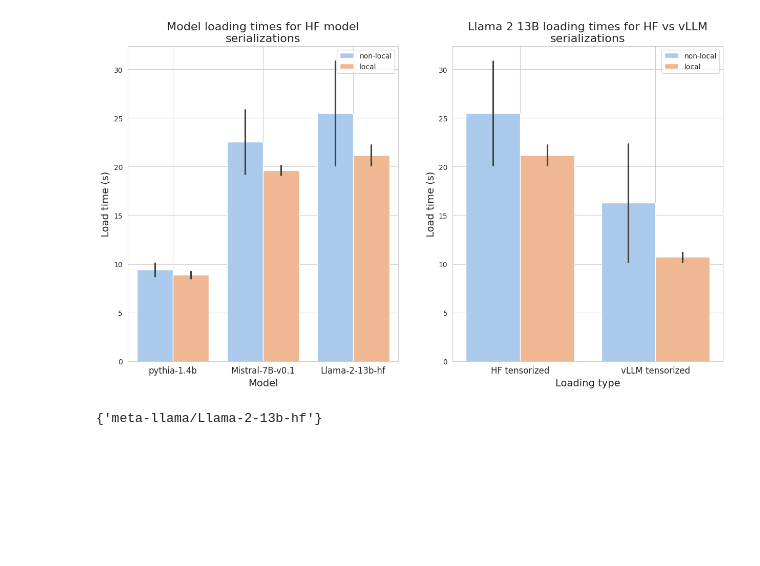
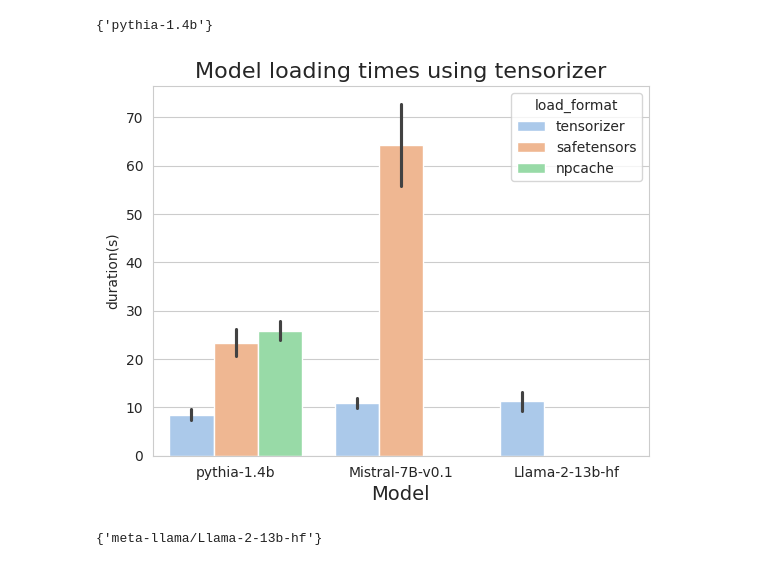
Before and after one commit to coreweave/vllm, a Jupyter notebook: tensorizer_benchmarking/benchmarking_pod/results/analyze_data.ipynb, the cells around one changed output. Cells and saved outputs as stored; diff of their text form; code cells hidden in the pictures; blank space fills up the shorter version.

```diff
--- a/tensorizer_benchmarking/benchmarking_pod/results/analyze_data.ipynb
+++ b/tensorizer_benchmarking/benchmarking_pod/results/analyze_data.ipynb
@@ -117,2 +136,0 @@ Reading 1709783540/tensorizer--plaid-mode/meta-llama/Llama-2-13b-hf/local/result
-# %%
-df['vllm_tensorized'] = ['vLLM tensorized' if ((x['model'] == "meta-llama/Llama-2-13b-hf") & (x["vllm_tensorized"] == True)) else 'HF tensorized' for x in df.iloc]
@@ -135,2 +136,0 @@ df
-# %%
-df['lazy_load'] = ['lazy_load' if x == True else '' for x in df['lazy_load']]
@@ -199,2 +142,0 @@ See the caveats in the documentation: https://pandas.pydata.org/pandas-docs/stab
-# %%
-df['group'] = ''
@@ -207,2 +142,0 @@ See the caveats in the documentation: https://pandas.pydata.org/pandas-docs/stab
-# %%
-df = df[df['lazy_load'] == '']
@@ -245,53 +145,27 @@ df
+# %%
+set(df[df['load_format'] == 'npcache'].model)
+# %% [output]
+{'pythia-1.4b'}
 # %%
 import pandas as pd
 import matplotlib.pyplot as plt
 import seaborn as sns
 import re
 import textwrap
 
-# Continue with your existing code
-def join_strings(row):
-    group = ' '.join([row['vllm_tensorized'], str(row['lazy_load'])])
-    cleaned_group = re.sub(' +', ' ', group)  # replace multiple '-' with a single '-'
-    return cleaned_group.strip(' ')  # remove '-' at the start and end of the string
-
-df['group'] = df.apply(join_strings, axis=1)
-
-# Remove outliers
-Q1 = df['duration(s)'].quantile(0.05)
-Q3 = df['duration(s)'].quantile(0.75)
-IQR = Q3 - Q1
-df = df[~((df['duration(s)'] < (Q1 - 1.5 * IQR)) | (df['duration(s)'] > (Q3 + 1.5 * IQR)))]
-
 # Create subplots
-fig, axs = plt.subplots(1, 2, figsize=(15, 8))
 
 # Set the seaborn style
 sns.set_style("whitegrid")
 
 # Plot 1: All 3 models without 'plaid_mode'
-subset1 = df[df['vllm_tensorized'] == 'HF tensorized']
-sns.barplot(x='model', y='duration(s)', hue='local_or_not_local', data=subset1, ax=axs[0], ci='sd', palette='pastel')
-axs[0].set_title(textwrap.fill('Model loading times for HF model serializations', 40), fontsize=16)
-axs[0].set_xlabel('Model', fontsize=14)
-
-
-# Plot 2: 'llama 2 13b' with and without 'plaid_mode'
-subset2 = df[df['model'] == 'Llama-2-13b-hf']
-sns.barplot(x='vllm_tensorized', y='duration(s)', hue='local_or_not_local', data=subset2, ax=axs[1], ci='sd', palette='pastel')
-axs[1].set_title(textwrap.fill('Llama 2 13B loading times for HF vs vLLM serializations', 40), fontsize=16)
-axs[1].set_xlabel('Loading type', fontsize=14)
-
-for ax in axs:
-    ax.set_ylabel('Load time (s)', fontsize=14)
-    ax.grid(True)
-    ax.legend().set_title('')
-    # Wrap x-axis labels
-    ax.set_xticklabels(['\n'.join(textwrap.wrap(label.get_text(), 15)) for label in ax.get_xticklabels()], fontsize=12)
+sns.barplot(x='model', y='duration(s)', hue='load_format', data=df, ci='sd', palette='pastel')
+plt.title(textwrap.fill('Model loading times using tensorizer', 40), fontsize=16)
+plt.xlabel('Model', fontsize=14)
 
 plt.savefig("Benchmark.jpg")
 # %% [output]
-[figure, old version]
+[figure, new version]
 # %%
 set(df['model'])
 # %% [output]
```
Also changed, not shown: parts of 17 cells of this notebook, 2 other files.
